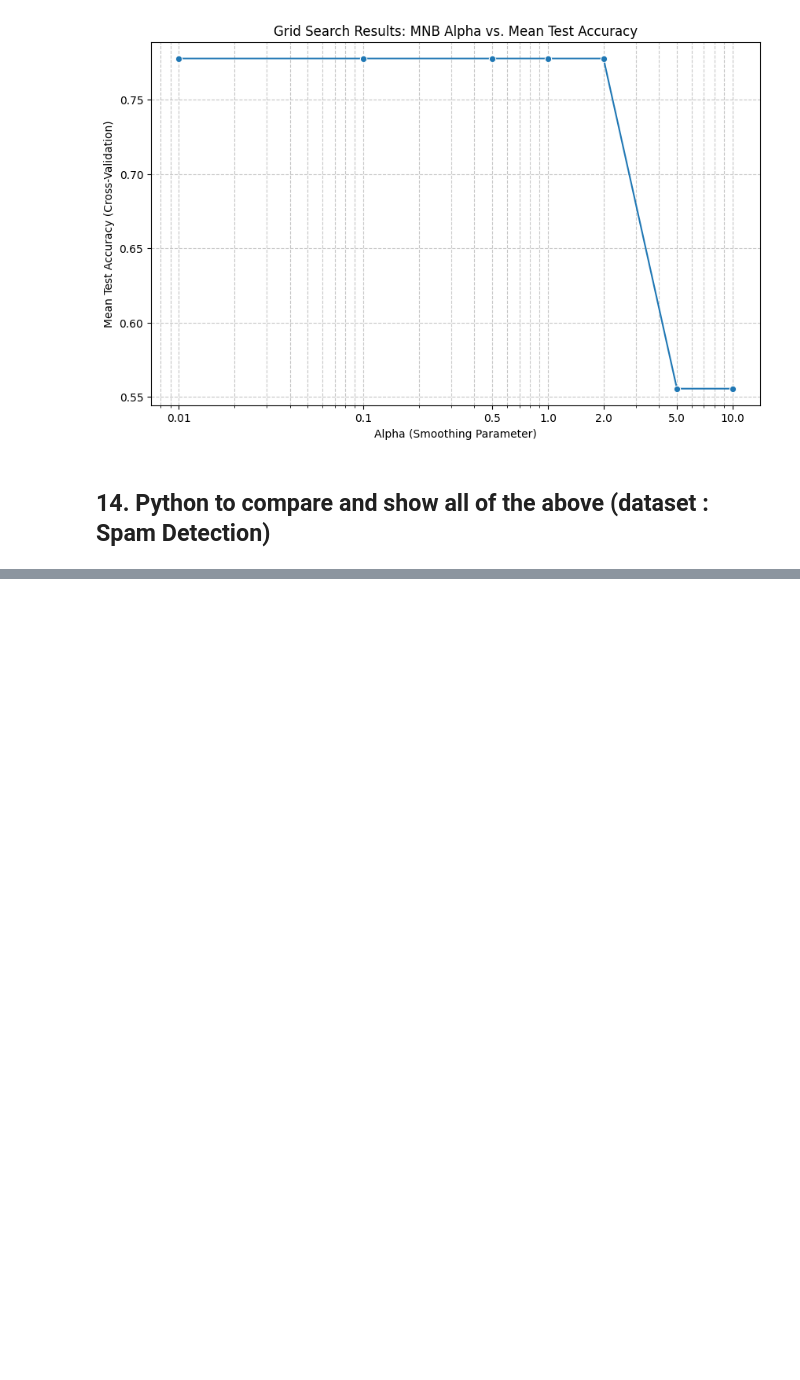
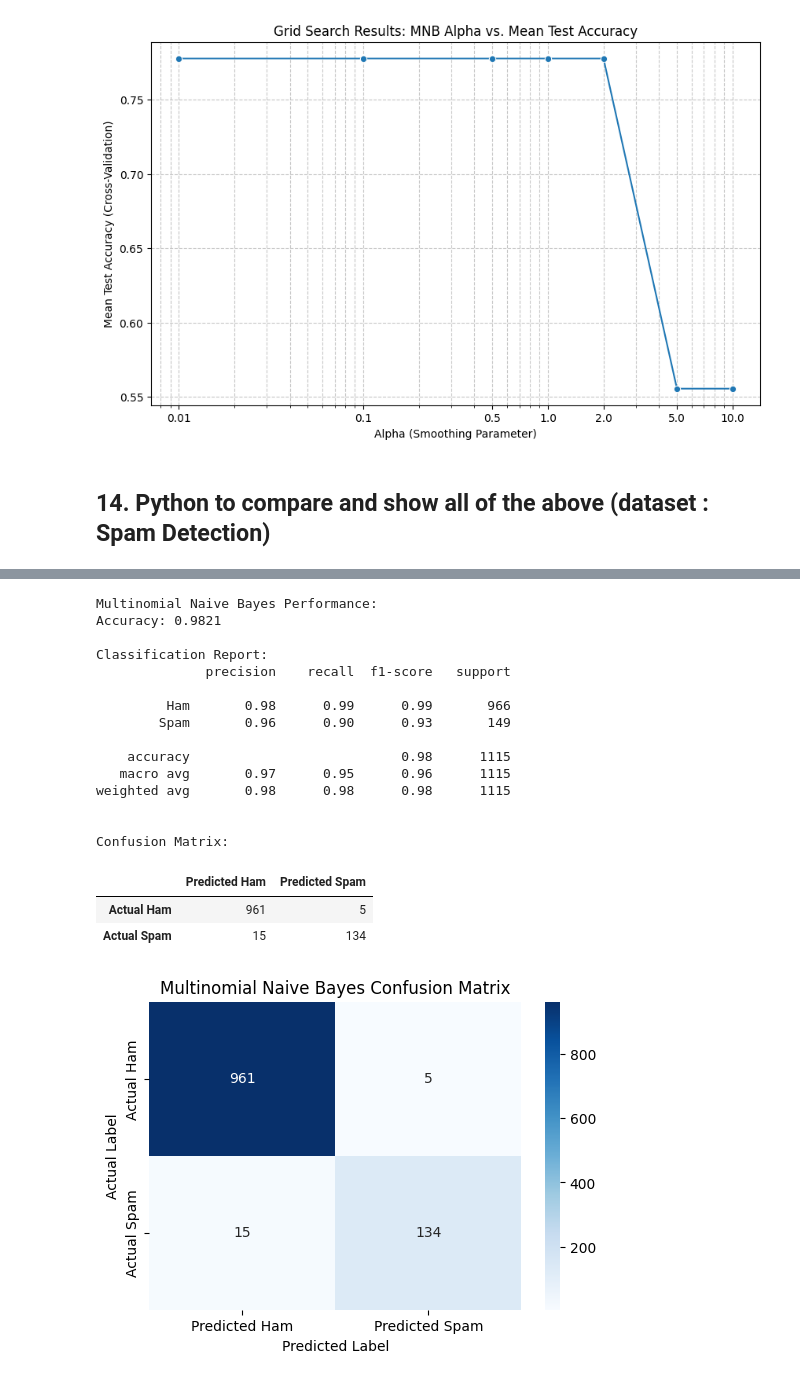
Before and after one commit to rsys-adsingh/Machine-Learning, a Jupyter notebook: study/Chapter_9.ipynb, the cells around one changed output, grey strips where cells are left out. Saved outputs shown, nothing was run; the diff lists cells and outputs as text; code cells hidden in the pictures; blank space fills up the shorter version.

```diff
--- a/study/Chapter_9.ipynb
+++ b/study/Chapter_9.ipynb
@@ -2399,0 +2616,54 @@ weighted avg       1.00      1.00      1.00         8
+# %%
+from sklearn.naive_bayes import MultinomialNB
+from sklearn.metrics import classification_report, confusion_matrix, accuracy_score
+
+# Initialize and train the Multinomial Naive Bayes model
+# We use alpha=1.0 for Laplace smoothing by default to handle unseen words
+mnb_model = MultinomialNB(alpha=1.0)
+mnb_model.fit(X_train_vectors, y_train)
+
+# Make predictions on the test set
+y_pred_mnb = mnb_model.predict(X_test_vectors)
+
+# Evaluate the model
+print("\nMultinomial Naive Bayes Performance:")
+print(f"Accuracy: {accuracy_score(y_test, y_pred_mnb):.4f}")
+print("\nClassification Report:")
+print(classification_report(y_test, y_pred_mnb, target_names=['Ham', 'Spam']))
+
+print("\nConfusion Matrix:")
+cm_mnb = confusion_matrix(y_test, y_pred_mnb)
+display(pd.DataFrame(cm_mnb, index=['Actual Ham', 'Actual Spam'], columns=['Predicted Ham', 'Predicted Spam']))
+
+# Optional: Visualize Confusion Matrix
+import matplotlib.pyplot as plt
+import seaborn as sns
+
+plt.figure(figsize=(6, 4))
+sns.heatmap(cm_mnb, annot=True, fmt='d', cmap='Blues',
+            xticklabels=['Predicted Ham', 'Predicted Spam'],
+            yticklabels=['Actual Ham', 'Actual Spam'])
+plt.title('Multinomial Naive Bayes Confusion Matrix')
+plt.ylabel('Actual Label')
+plt.xlabel('Predicted Label')
+plt.show()
+# %% [output]
+Multinomial Naive Bayes Performance:
+Accuracy: 0.9821
+
+Classification Report:
+              precision    recall  f1-score   support
+
+         Ham       0.98      0.99      0.99       966
+        Spam       0.96      0.90      0.93       149
+
+    accuracy                           0.98      1115
+   macro avg       0.97      0.95      0.96      1115
+weighted avg       0.98      0.98      0.98      1115
+
+
+Confusion Matrix:
+|  | Predicted Ham | Predicted Spam |
+| Actual Ham | 961 | 5 |
+| Actual Spam | 15 | 134 |
+[figure, added]
```
Also changed, not shown: parts of 26 cells of this notebook.
